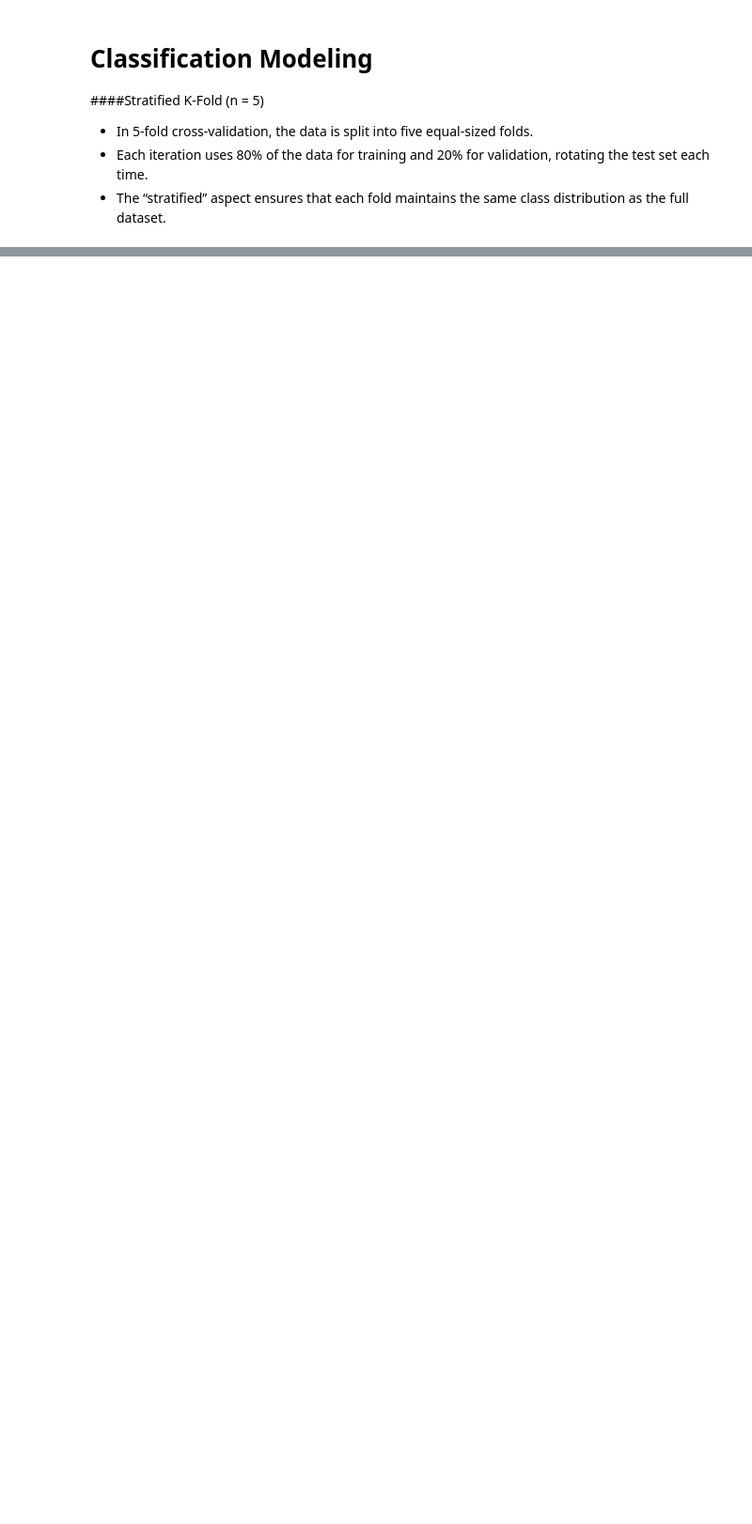
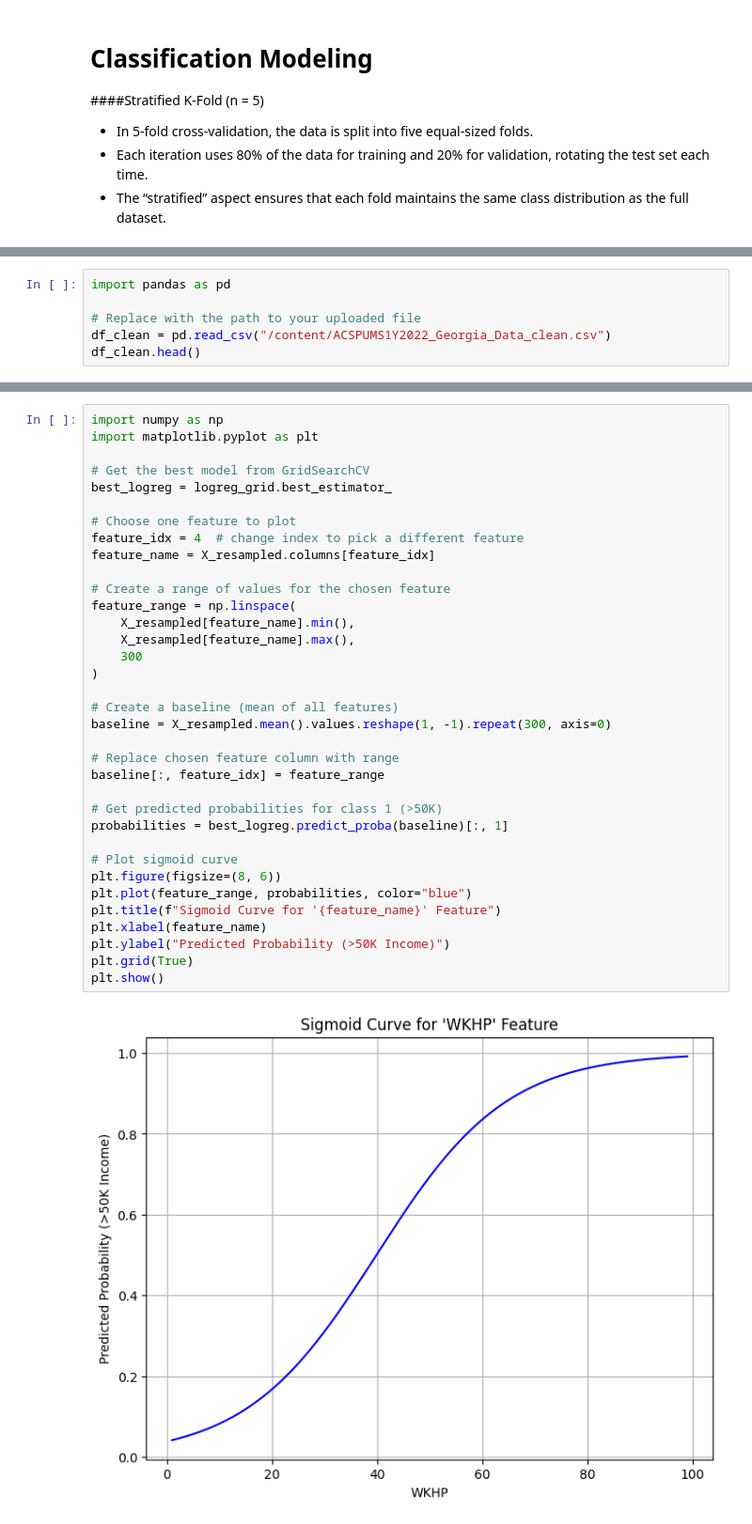
Before and after one commit to FRWilliams/classifier_app, a Jupyter notebook: ACS_Data_Modeling_Notebook.ipynb, the cells around one changed output, grey strips where cells are left out. Shown at 94% size. Cells and saved outputs as stored; diff of their text form; blank space fills up the shorter version.

```diff
--- a/ACS_Data_Modeling_Notebook.ipynb
+++ b/ACS_Data_Modeling_Notebook.ipynb
@@ -162,0 +12,6 @@ df_clean.sample(5)
+# %%
+import pandas as pd
+
+# Replace with the path to your uploaded file
+df_clean = pd.read_csv("/content/ACSPUMS1Y2022_Georgia_Data_clean.csv")
+df_clean.head()
@@ -273 +158,38 @@ Best Params: {'max_depth': 6, 'n_estimators': 200}
+# %%
+import numpy as np
+import matplotlib.pyplot as plt
+
+# Get the best model from GridSearchCV
+best_logreg = logreg_grid.best_estimator_
+
+# Choose one feature to plot
+feature_idx = 4  # change index to pick a different feature
+feature_name = X_resampled.columns[feature_idx]
+
+# Create a range of values for the chosen feature
+feature_range = np.linspace(
+    X_resampled[feature_name].min(),
+    X_resampled[feature_name].max(),
+    300
+)
+
+# Create a baseline (mean of all features)
+baseline = X_resampled.mean().values.reshape(1, -1).repeat(300, axis=0)
+
+# Replace chosen feature column with range
+baseline[:, feature_idx] = feature_range
+
+# Get predicted probabilities for class 1 (>50K)
+probabilities = best_logreg.predict_proba(baseline)[:, 1]
+
+# Plot sigmoid curve
+plt.figure(figsize=(8, 6))
+plt.plot(feature_range, probabilities, color="blue")
+plt.title(f"Sigmoid Curve for '{feature_name}' Feature")
+plt.xlabel(feature_name)
+plt.ylabel("Predicted Probability (>50K Income)")
+plt.grid(True)
+plt.show()
+# %% [output]
+[figure, added]
 # %%
```
Also changed, not shown: parts of 18 cells of this notebook.
